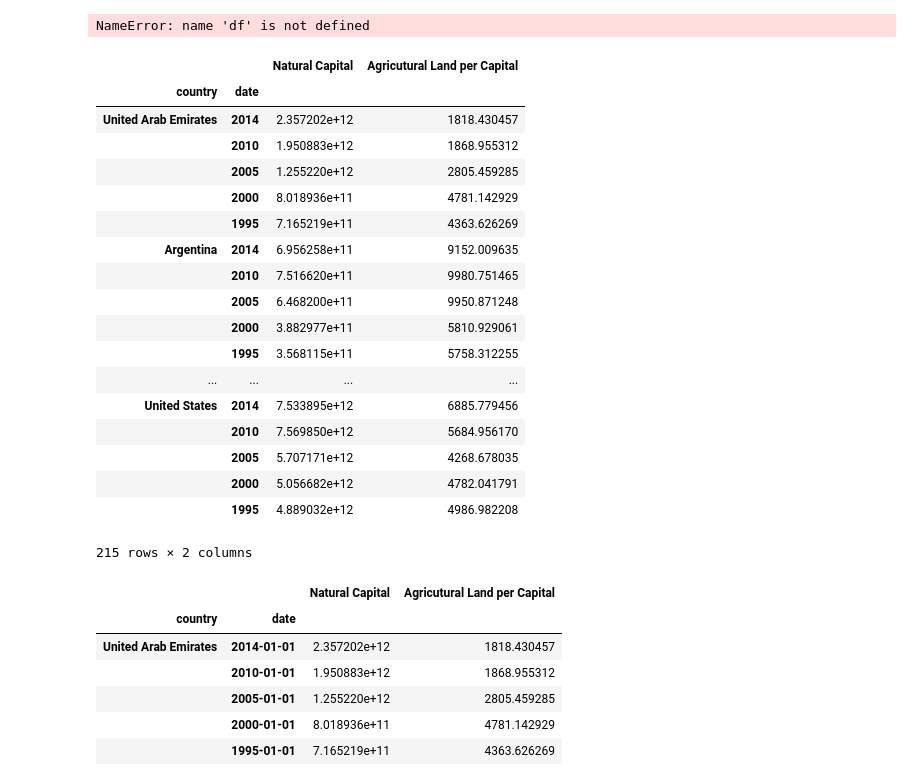
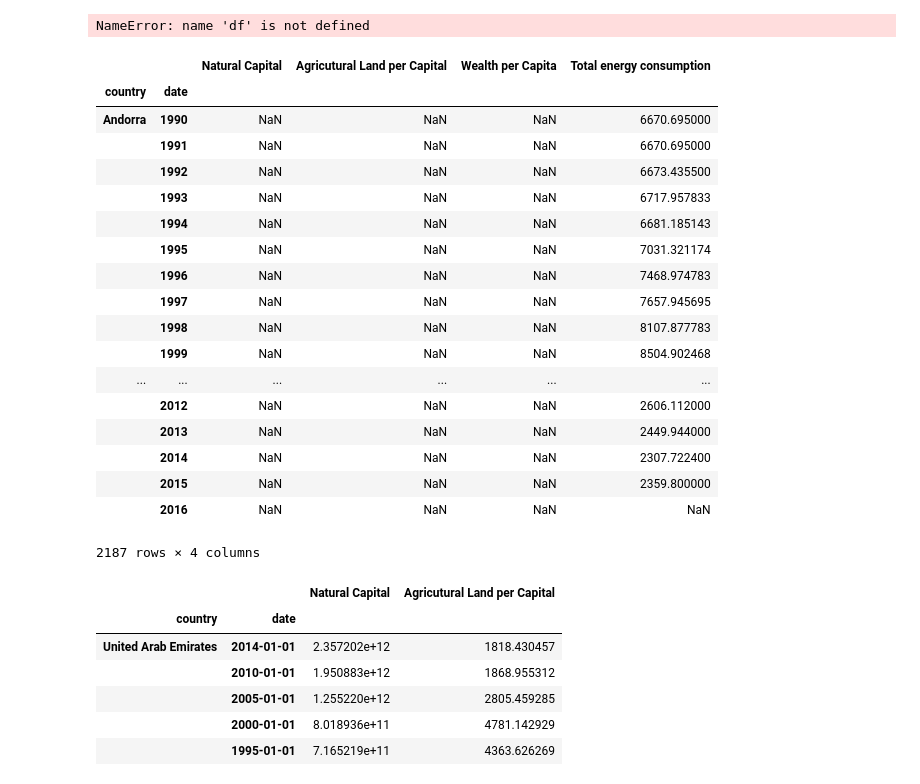
Before and after one commit to Danfurm/Climate_Resources, a Jupyter notebook: Resources.ipynb, the cells around one changed output. Saved outputs shown, nothing was run; the diff lists cells and outputs as text; code cells hidden in the pictures.

Commit message:
Added wealth
Added a measure of wealth per capita

```diff
--- a/Resources.ipynb
+++ b/Resources.ipynb
@@ -117,29 +117,29 @@ df
 NameError: name 'df' is not defined
 # %%
 countries = [i['id'] for i in wbdata.get_country(incomelevel="HIC", display=False)]
-indicators = {"NW.NCA.TO": "Natural Capital","NW.NCA.AGRI.PC": "Agricutural Land per Capital"}
+indicators = {"NW.NCA.TO": "Natural Capital","NW.NCA.AGRI.PC": "Agricutural Land per Capital", "NW.TOW.PC": "Wealth per Capita","1.1_TOTAL.FINAL.ENERGY.CONSUM": "Total energy consumption"}
 df_Nat_Cap = wbdata.get_dataframe(indicators, country=countries, convert_date=False)
 df_Nat_Cap
 # %% [output]
-|  |  | Natural Capital | Agricutural Land per Capital |
-| country | date |  |  |
-| United Arab Emirates | 2014 | 2.357202e+12 | 1818.430457 |
-|  | 2010 | 1.950883e+12 | 1868.955312 |
-|  | 2005 | 1.255220e+12 | 2805.459285 |
-|  | 2000 | 8.018936e+11 | 4781.142929 |
-|  | 1995 | 7.165219e+11 | 4363.626269 |
-| Argentina | 2014 | 6.956258e+11 | 9152.009635 |
-|  | 2010 | 7.516620e+11 | 9980.751465 |
-|  | 2005 | 6.468200e+11 | 9950.871248 |
-|  | 2000 | 3.882977e+11 | 5810.929061 |
-|  | 1995 | 3.568115e+11 | 5758.312255 |
-| ... | ... | ... | ... |
-| United States | 2014 | 7.533895e+12 | 6885.779456 |
-|  | 2010 | 7.569850e+12 | 5684.956170 |
-|  | 2005 | 5.707171e+12 | 4268.678035 |
-|  | 2000 | 5.056682e+12 | 4782.041791 |
-|  | 1995 | 4.889032e+12 | 4986.982208 |
+|  |  | Natural Capital | Agricutural Land per Capital | Wealth per Capita | Total energy consumption |
+| country | date |  |  |  |  |
+| Andorra | 1990 | NaN | NaN | NaN | 6670.695000 |
+|  | 1991 | NaN | NaN | NaN | 6670.695000 |
+|  | 1992 | NaN | NaN | NaN | 6673.435500 |
+|  | 1993 | NaN | NaN | NaN | 6717.957833 |
+|  | 1994 | NaN | NaN | NaN | 6681.185143 |
+|  | 1995 | NaN | NaN | NaN | 7031.321174 |
+|  | 1996 | NaN | NaN | NaN | 7468.974783 |
+|  | 1997 | NaN | NaN | NaN | 7657.945695 |
+|  | 1998 | NaN | NaN | NaN | 8107.877783 |
+|  | 1999 | NaN | NaN | NaN | 8504.902468 |
+| ... | ... | ... | ... | ... | ... |
+|  | 2012 | NaN | NaN | NaN | 2606.112000 |
+|  | 2013 | NaN | NaN | NaN | 2449.944000 |
+|  | 2014 | NaN | NaN | NaN | 2307.722400 |
+|  | 2015 | NaN | NaN | NaN | 2359.800000 |
+|  | 2016 | NaN | NaN | NaN | NaN |
-215 rows × 2 columns
+2187 rows × 4 columns
 # %%
 df_Nat_Cap.reindex(labels=None, index=None, columns=None, method=None, copy=True, level=None, limit=None, tolerance=None)
 # %% [output]
```
Also changed, not shown: parts of 1 cell of this notebook.
